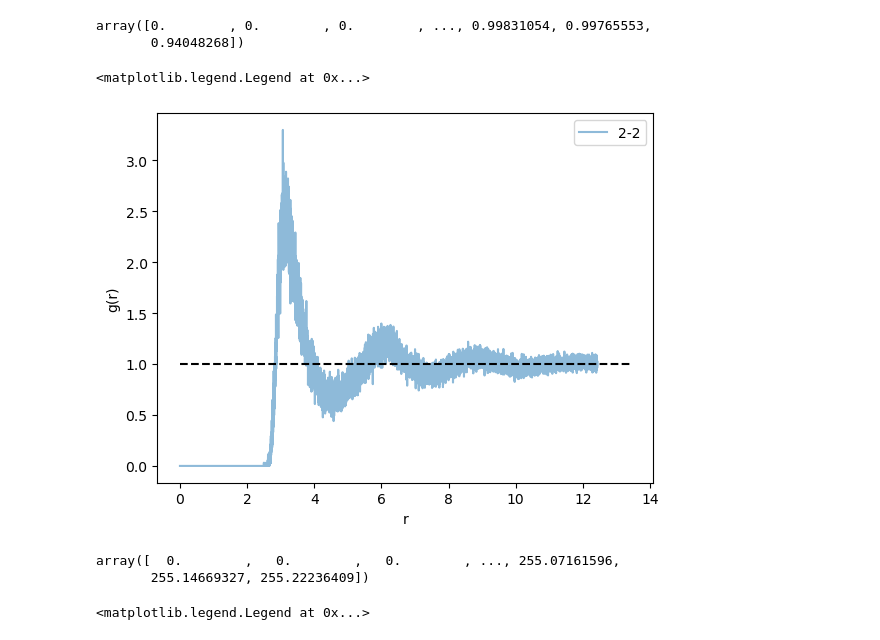
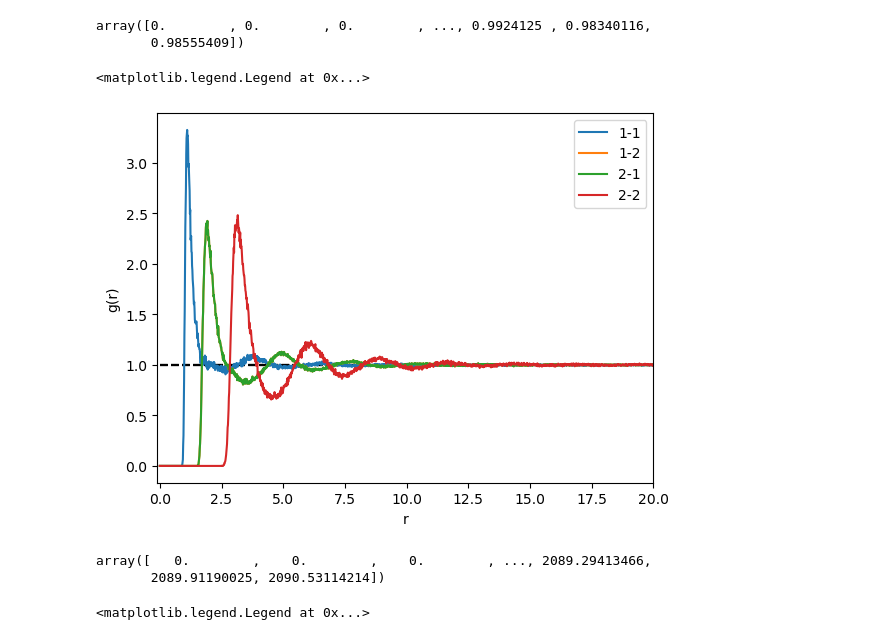
Before and after one commit to minu928/MDbrew, a Jupyter notebook: benchmark/rdf.ipynb, the cells around one changed output. Drawn from its saved outputs; the diff is of its cells as text; code cells hidden in the pictures.

```diff
--- a/benchmark/rdf.ipynb
+++ b/benchmark/rdf.ipynb
@@ -15,41 +15,41 @@ system_size = extractor.system_size
 # %%
 from test_MDbrew.rdf import RDF
-resolution = 100000
-# rdf_11 = RDF(pos1, pos1, system_size)
-# rdf_12 = RDF(pos1, pos2, system_size)
-# rdf_21 = RDF(pos2, pos1, system_size)
+resolution = 10000
+r_max = system_size[0][1] * 2
+rdf_11 = RDF(pos1, pos1, system_size)
+rdf_12 = RDF(pos1, pos2, system_size)
+rdf_21 = RDF(pos2, pos1, system_size)
 rdf_22 = RDF(pos2, pos2, system_size)
-# rdf_11.get_rdf(r_max=system_size[0][1], resolution=resolution)
-# rdf_12.get_rdf(r_max=system_size[0][1], resolution=resolution)
-# rdf_21.get_rdf(r_max=system_size[0][1], resolution=resolution)
-rdf_22.get_rdf(r_max=system_size[0][1], resolution=resolution)
+rdf_11.get_rdf(r_max=r_max, resolution=resolution)
+rdf_12.get_rdf(r_max=r_max, resolution=resolution)
+rdf_21.get_rdf(r_max=r_max, resolution=resolution)
+rdf_22.get_rdf(r_max=r_max, resolution=resolution)
 # %% [output]
-array([0.        , 0.        , 0.        , ..., 0.99831054, 0.99765553,
-       0.94048268])
+array([0.        , 0.        , 0.        , ..., 0.9924125 , 0.98340116,
+       0.98555409])
 # %%
 import numpy as np
 import matplotlib.pyplot as plt
-alp=0.5
-bins = 10
-# rdf_11.plot_g_r(bins = bins, label = '1-1', alpha=alp)
-# rdf_12.plot_g_r(bins = bins, label = '1-2', alpha=alp)
-# rdf_21.plot_g_r(bins = bins, label = "2-1", alpha=alp)
+alp=1.0
+rdf_11.plot_g_r(bins = bins, label = '1-1', alpha=alp)
+rdf_12.plot_g_r(bins = bins, label = '1-2', alpha=alp)
+rdf_21.plot_g_r(bins = bins, label = "2-1", alpha=alp)
 rdf_22.plot_g_r(bins = bins, label = '2-2', alpha=alp)
-# plt.xlim(-0.1,10.1)
+plt.xlim(-0.1,20)
 # plt.xticks(np.arange(0,11,1))
 plt.tick_params(axis='x', which='minor',bottom=False)
 plt.legend()
 # %% [output]
 <matplotlib.legend.Legend at 0x...>
-[figure, old version]
+[figure, new version]
 # %%
 rdf_11.get_CN()
 rdf_12.get_CN()
 rdf_21.get_CN()
 rdf_22.get_CN()
 # %% [output]
-array([  0.        ,   0.        ,   0.        , ..., 255.07161596,
-       255.14669327, 255.22236409])
+array([   0.        ,    0.        ,    0.        , ..., 2089.29413466,
+       2089.91190025, 2090.53114214])
 # %%
 rdf_11.plot_cn(label = '1-1')
 rdf_12.plot_cn(label = '1-2')
```
Also changed, not shown: parts of 5 cells of this notebook, 4 other files.
